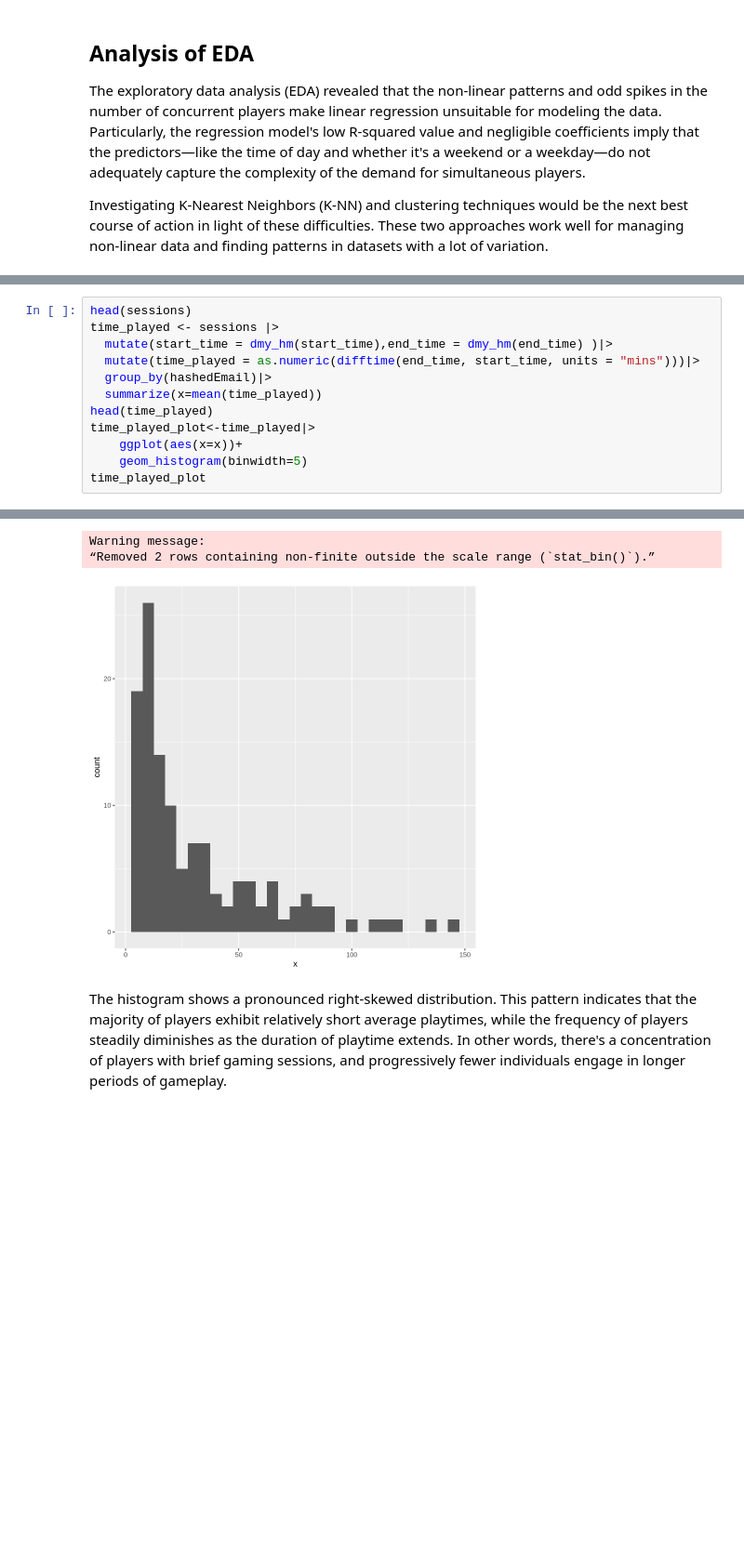
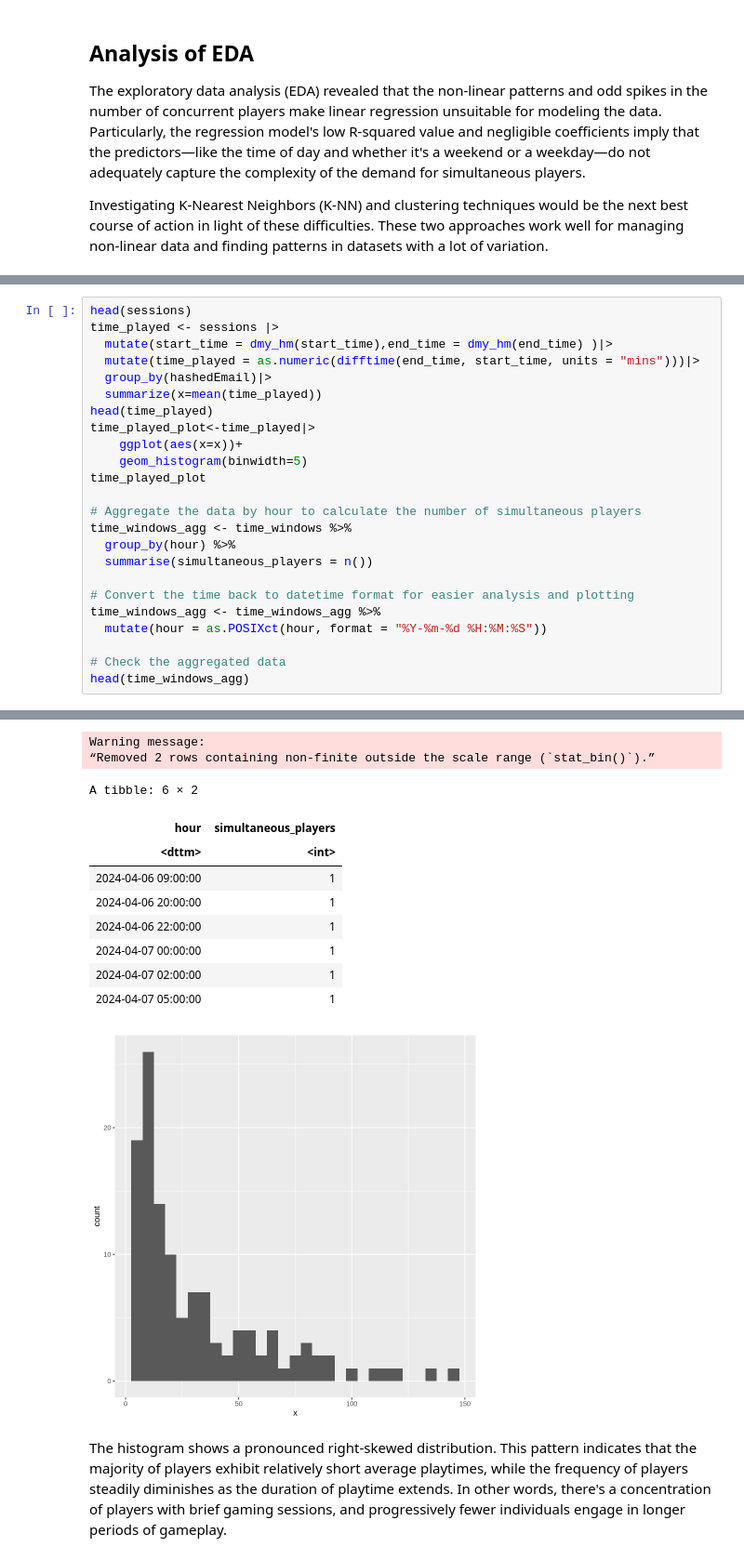
Before and after one commit to JameJ0/DSCI-Final-Group-13, a Jupyter notebook: report/final_project.ipynb, the cells around one changed output, grey strips where cells are left out. Shown at 93% size. Cells and saved outputs as stored; diff of their text form; blank space fills up the shorter version.

```diff
--- a/report/final_project.ipynb
+++ b/report/final_project.ipynb
@@ -214,33 +216,54 @@ time_played <- sessions |>
   mutate(start_time = dmy_hm(start_time),end_time = dmy_hm(end_time) )|>
   mutate(time_played = as.numeric(difftime(end_time, start_time, units = "mins")))|>
   group_by(hashedEmail)|>
   summarize(x=mean(time_played))
 head(time_played)
 time_played_plot<-time_played|>
     ggplot(aes(x=x))+
     geom_histogram(binwidth=5)
 time_played_plot
+
+# Aggregate the data by hour to calculate the number of simultaneous players
+time_windows_agg <- time_windows %>%
+  group_by(hour) %>%
+  summarise(simultaneous_players = n())
+
+# Convert the time back to datetime format for easier analysis and plotting
+time_windows_agg <- time_windows_agg %>%
+  mutate(hour = as.POSIXct(hour, format = "%Y-%m-%d %H:%M:%S"))
+
+# Check the aggregated data
+head(time_windows_agg)
 # %% [output]
 A tibble: 6 × 5
 | hashedEmail | start_time | end_time | original_start_time | original_end_time |
 | <chr> | <chr> | <chr> | <dbl> | <dbl> |
 | bfce39c89d6549f2bb94d8064d3ce69dc... | 30/06/2024 18:12 | 30/06/2024 18:24 | 1.71977e+12 | 1.71977e+12 |
 | 36d9cbb4c6bc0c1a6911436d2da0d09ec... | 17/06/2024 23:33 | 17/06/2024 23:46 | 1.71867e+12 | 1.71867e+12 |
 | f8f5477f5a2e53616ae37421b1c660b97... | 25/07/2024 17:34 | 25/07/2024 17:57 | 1.72193e+12 | 1.72193e+12 |
 | bfce39c89d6549f2bb94d8064d3ce69dc... | 25/07/2024 03:22 | 25/07/2024 03:58 | 1.72188e+12 | 1.72188e+12 |
 | 36d9cbb4c6bc0c1a6911436d2da0d09ec... | 25/05/2024 16:01 | 25/05/2024 16:12 | 1.71665e+12 | 1.71665e+12 |
 | bfce39c89d6549f2bb94d8064d3ce69dc... | 23/06/2024 15:08 | 23/06/2024 17:10 | 1.71916e+12 | 1.71916e+12 |
 A tibble: 6 × 2
 | hashedEmail | x |
 | <chr> | <dbl> |
 | 0088b5e134c3f0498a18c7ea6b8d77b4b... | 53.00000 |
 | 060aca80f8cfbf1c91553a72f4d5ec803... | 30.00000 |
 | 0ce7bfa910d47fc91f21a7b3acd8f33bd... | 11.00000 |
 | 0d4d71be33e2bc7266ee4983002bd930f... | 32.15385 |
 | 0d70dd9cac34d646c810b1846fe6a85b9... | 35.00000 |
 | 11006065e9412650e99eea4a4aaaf0399... | 10.00000 |
 Warning message:
 “Removed 2 rows containing non-finite outside the scale range (`stat_bin()`).”
+A tibble: 6 × 2
+| hour | simultaneous_players |
+| <dttm> | <int> |
+| 2024-04-06 09:00:00 | 1 |
+| 2024-04-06 20:00:00 | 1 |
+| 2024-04-06 22:00:00 | 1 |
+| 2024-04-07 00:00:00 | 1 |
+| 2024-04-07 02:00:00 | 1 |
+| 2024-04-07 05:00:00 | 1 |
 [figure]
 # %% [markdown]
 The histogram shows a pronounced right-skewed distribution. This pattern indicates that the majority of players exhibit relatively short average playtimes, while the frequency of players steadily diminishes as the duration of playtime extends. In other words, there's a concentration of players with brief gaming sessions, and progressively fewer individuals engage in longer periods of gameplay.
```
Also changed, not shown: parts of 4 cells of this notebook.
